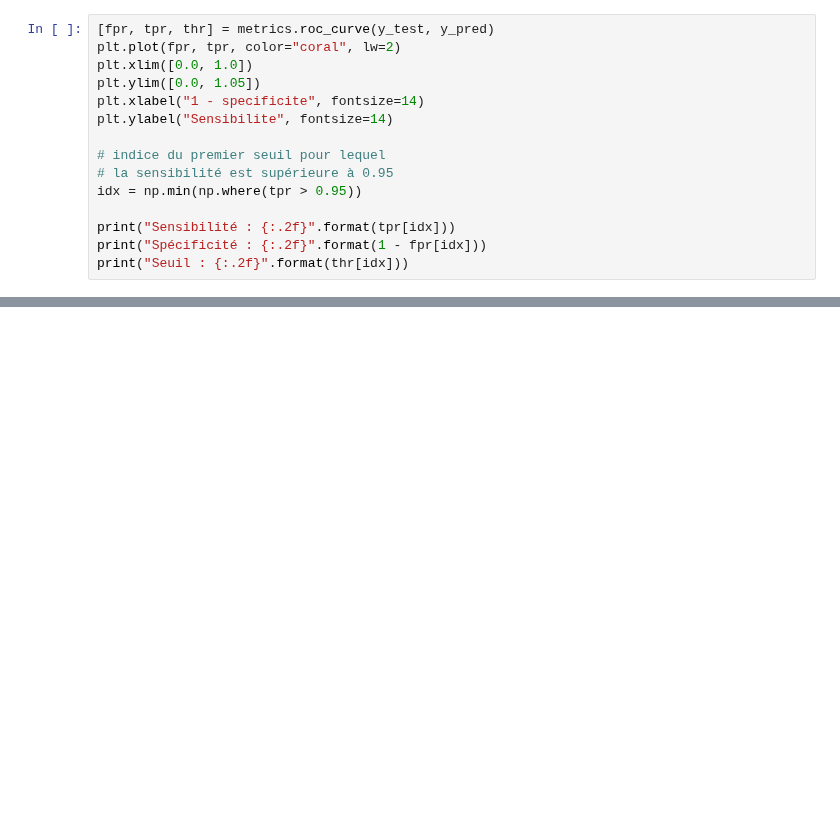
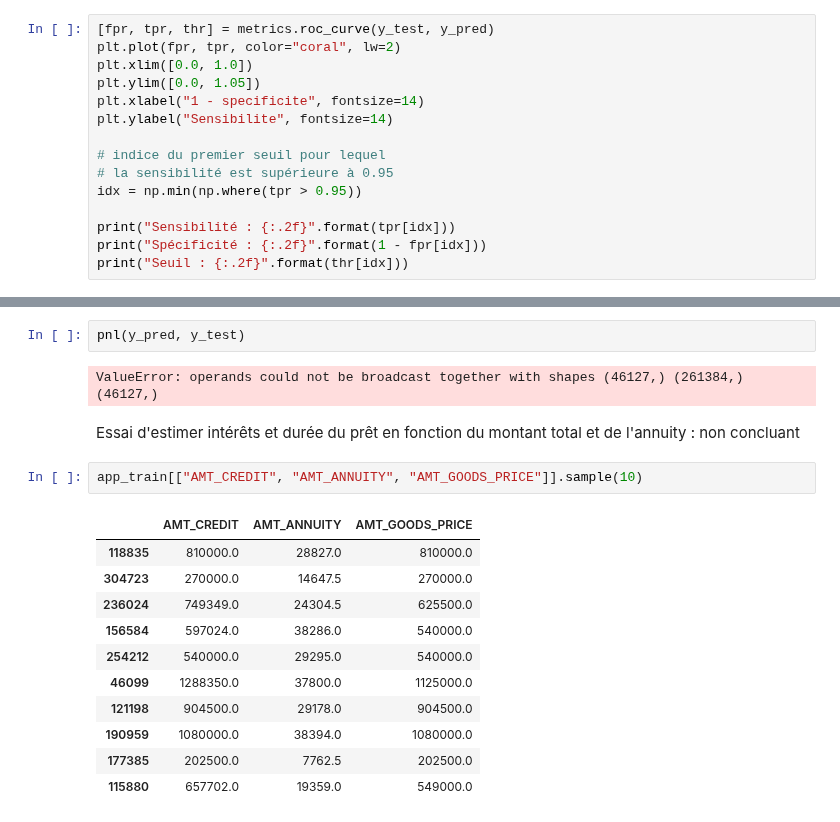
Before and after one commit to carlgennetais/P7_scoring_ML, a Jupyter notebook: notebooks/P7_04_modeling-pipeline.ipynb, the cells around one changed output, grey strips where cells are left out. Drawn from its saved outputs; the diff is of its cells as text; blank space fills up the shorter version.

```diff
--- a/notebooks/P7_04_modeling-pipeline.ipynb
+++ b/notebooks/P7_04_modeling-pipeline.ipynb
@@ -160,0 +220,20 @@ print("Seuil : {:.2f}".format(thr[idx]))
+# %%
+pnl(y_pred, y_test)
+# %% [output]
+ValueError: operands could not be broadcast together with shapes (46127,) (261384,) (46127,)
+# %% [markdown]
+Essai d'estimer intérêts et durée du prêt en fonction du montant total et de l'annuity : non concluant
+# %%
+app_train[["AMT_CREDIT", "AMT_ANNUITY", "AMT_GOODS_PRICE"]].sample(10)
+# %% [output]
+|  | AMT_CREDIT | AMT_ANNUITY | AMT_GOODS_PRICE |
+| 118835 | 810000.0 | 28827.0 | 810000.0 |
+| 304723 | 270000.0 | 14647.5 | 270000.0 |
+| 236024 | 749349.0 | 24304.5 | 625500.0 |
+| 156584 | 597024.0 | 38286.0 | 540000.0 |
+| 254212 | 540000.0 | 29295.0 | 540000.0 |
+| 46099 | 1288350.0 | 37800.0 | 1125000.0 |
+| 121198 | 904500.0 | 29178.0 | 904500.0 |
+| 190959 | 1080000.0 | 38394.0 | 1080000.0 |
+| 177385 | 202500.0 | 7762.5 | 202500.0 |
+| 115880 | 657702.0 | 19359.0 | 549000.0 |
```
Also changed, not shown: parts of 24 cells of this notebook, 5 other files.
